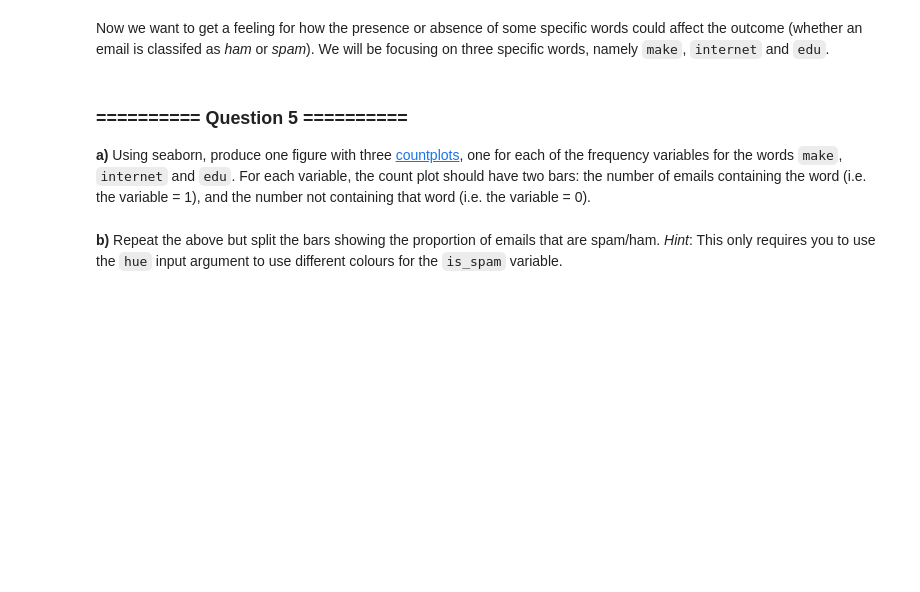
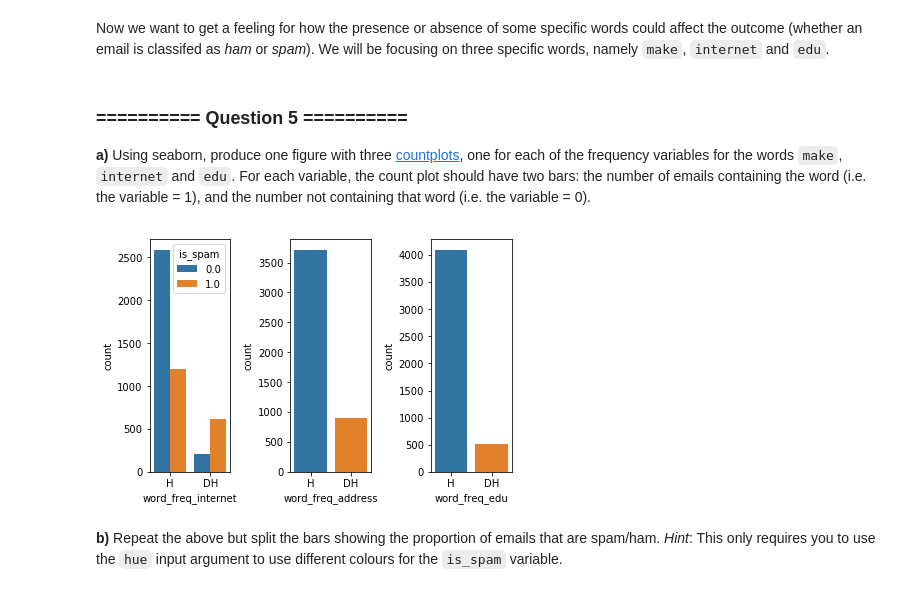
Before and after one commit to GrowlingM1ke/iaml-labs, a Jupyter notebook: Labs/01 - Analysis and Visualisation.ipynb, the cells around one changed output. Drawn from its saved outputs; the diff is of its cells as text; code cells hidden in the pictures; blank space fills up the shorter version.

```diff
--- a/Labs/01 - Analysis and Visualisation.ipynb
+++ b/Labs/01 - Analysis and Visualisation.ipynb
@@ -189,3 +189,18 @@ Now we want to get a feeling for how the presence or absence of some specific wo
+# %%
+# Your Code goes here:
+fig, ax = plt.subplots(1,3)
+sns.countplot(x=spambase_binary['word_freq_internet'], hue=spambase_binary['is_spam'], ax=ax[0])
+sns.countplot(spambase_binary['word_freq_address'], ax=ax[1])
+sns.countplot(spambase_binary['word_freq_edu'], ax=ax[2])
+
+for axs in ax:
+    axs.set_xticklabels(labels=["H", "DH"])
+
+
+fig.tight_layout(pad=1.0)
+fig.show()
+# %% [output]
+[figure, added]
 # %% [markdown]
 **b)** Repeat the above but split the bars showing the proportion of emails that are spam/ham. *Hint*: This only requires you to use the `hue` input argument to use different colours for the `is_spam` variable.
 # %%
```
Also changed, not shown: parts of 24 cells of this notebook, 4 other files.
